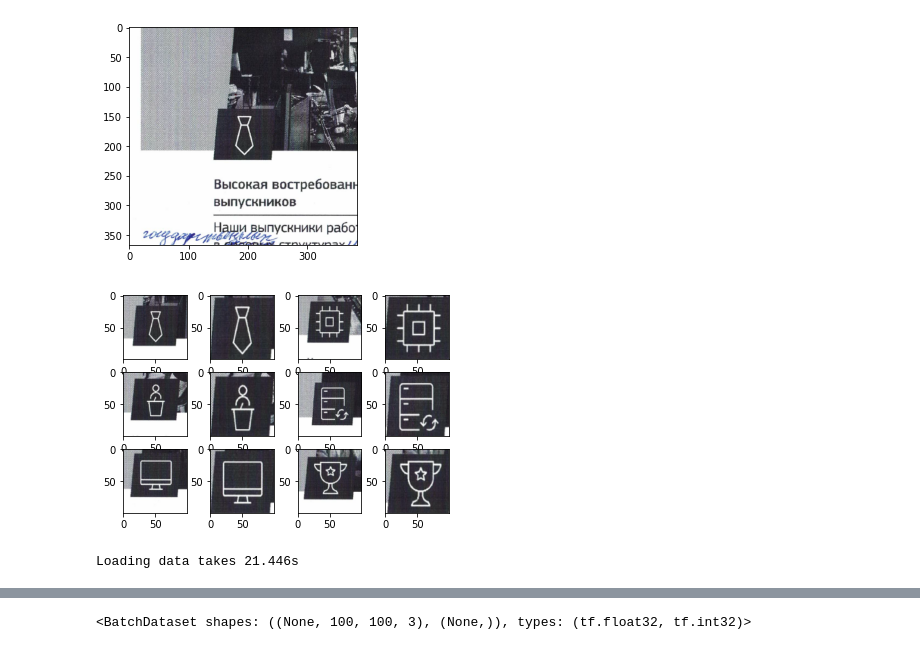
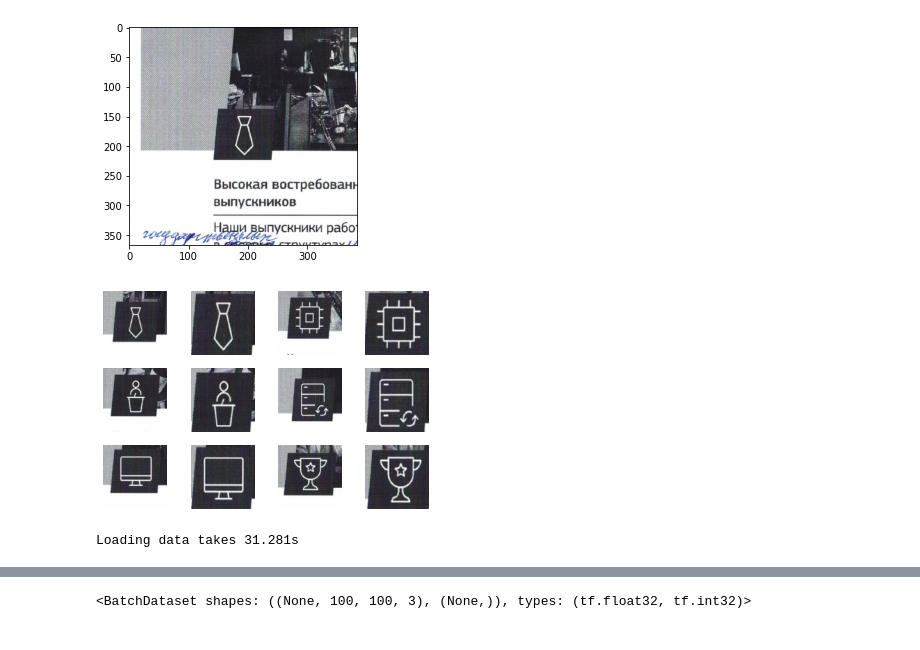
Before and after one commit to TheDim0n/ArtWayPictures, a Jupyter notebook: notebook.ipynb, the cells around one changed output, grey strips where cells are left out. Cells and saved outputs as stored; diff of their text form; code cells hidden in the pictures.

```diff
--- a/notebook.ipynb
+++ b/notebook.ipynb
@@ -49,7 +56,3 @@ def load_image(path):
     image = tf.io.decode_png(image, channels=3)
     image = tf.image.convert_image_dtype(image, dtype=tf.float32, saturate=True)
     return image
-# %%
-for path in PATHS:
-    image = load_image(path)
-    print(image.shape)
@@ -90,9 +73,10 @@ def get_central_crops(image, nums=10):
 # %%
 for i, path in enumerate(PATHS):
     img = load_image(path)
     img = central_crop_image(img)
     plt.subplot(3, 4, i+1)
-    plt.imshow(img/255.)
+    plt.imshow(img)
+    plt.axis('off')
 plt.show()
 # %% [output]
-[figure, old version]
+[figure, new version]
@@ -166,9 +135,9 @@ def get_data(paths, counts=100, split=False):
     else:
         return images, labels
 # %%
-(train_images, train_labels), (test_images, test_labels) = get_data(PATHS, split=True)
+(train_images, train_labels), (test_images, test_labels) = get_data(PATHS, counts=200, split=True)
 # %% [output]
-Loading data takes 21.446s
+Loading data takes 31.281s
 # %%
 len(train_images), len(train_labels), len(test_images), len(test_labels)
 # %% [output]
```
Also changed, not shown: parts of 20 cells of this notebook, 3 other files.
